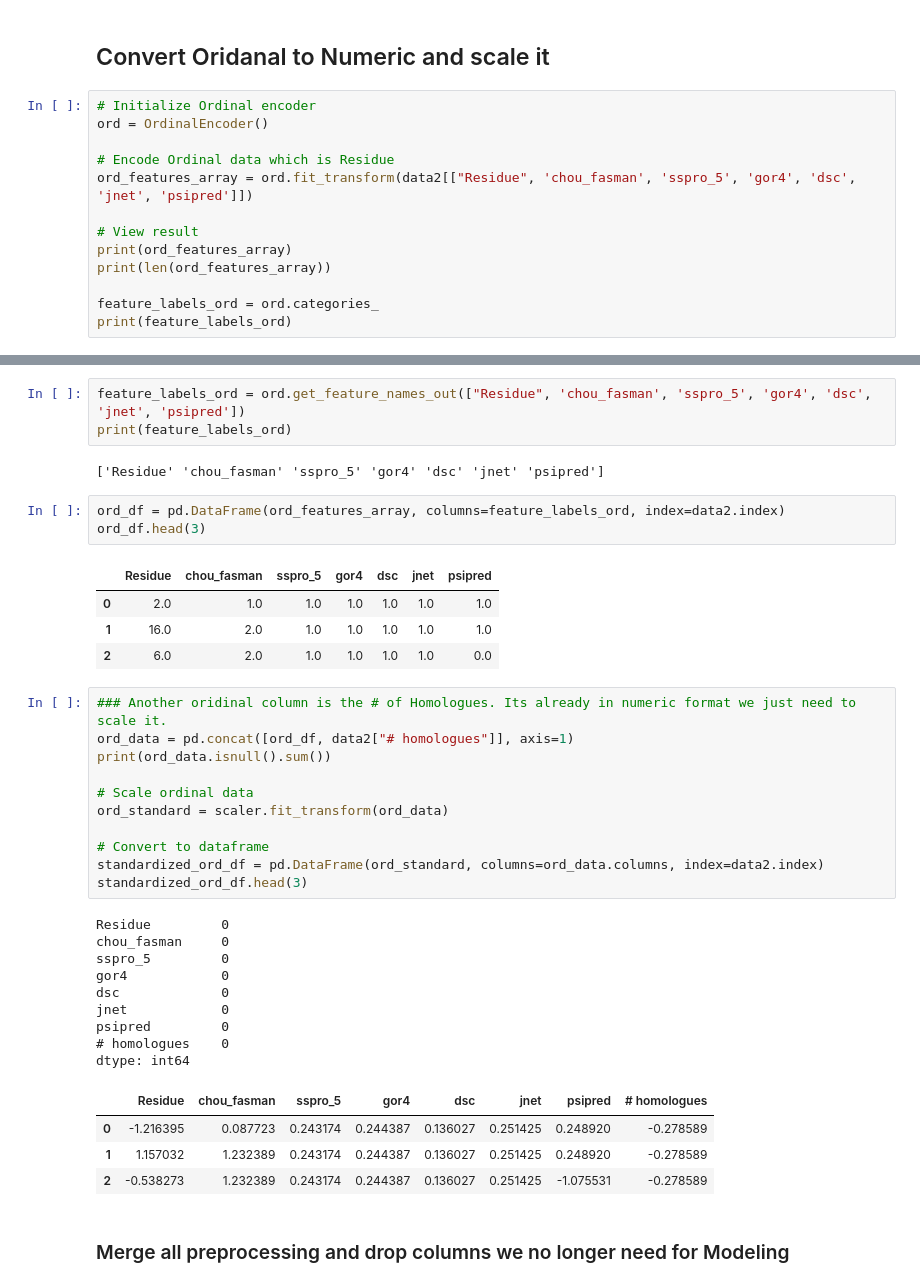
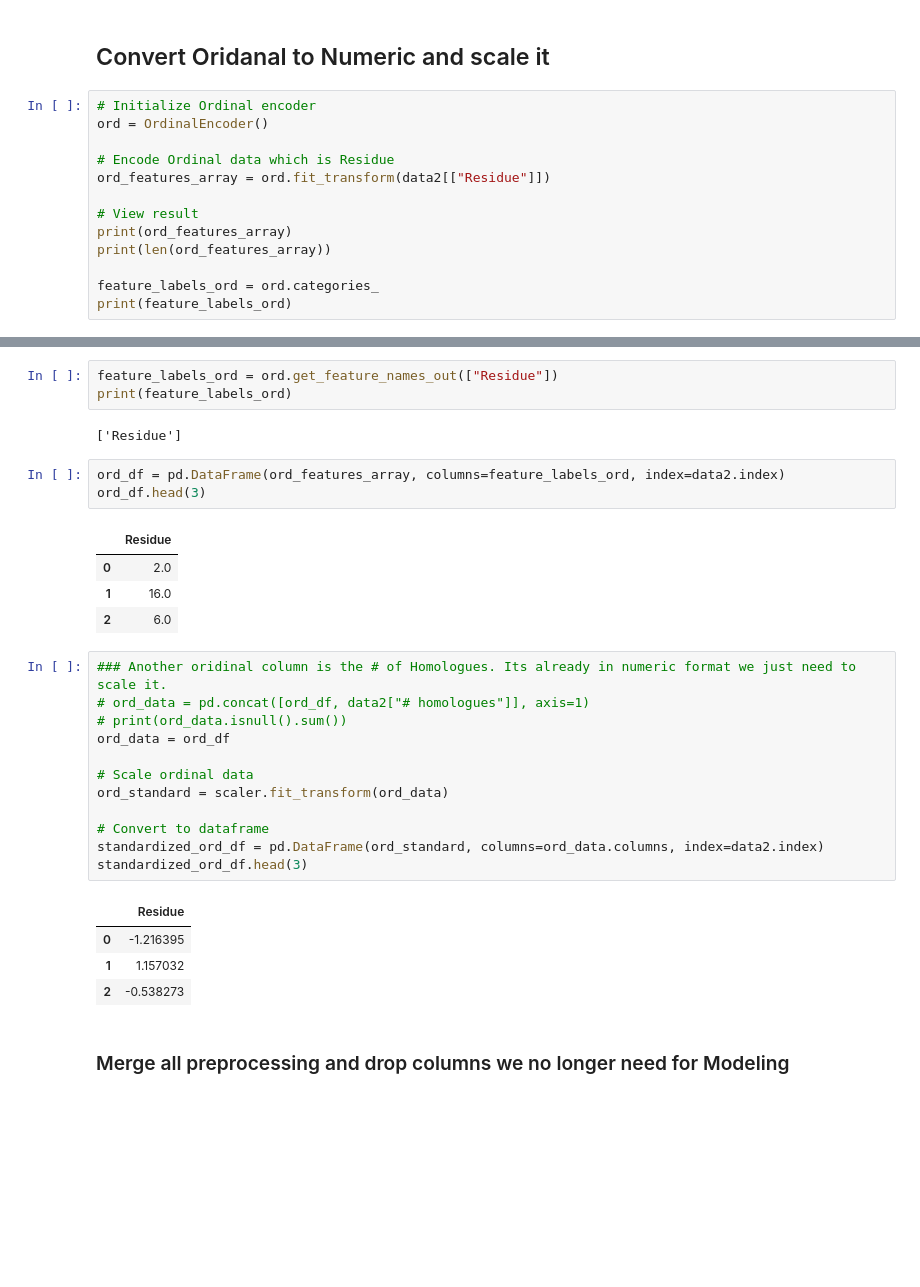
Before and after one commit to cristopher-d-delgado/research-LustigGroup-SJSU, a Jupyter notebook: modeling.ipynb, the cells around one changed output, grey strips where cells are left out. Saved outputs shown, nothing was run; the diff lists cells and outputs as text; blank space fills up the shorter version.

```diff
--- a/modeling.ipynb
+++ b/modeling.ipynb
@@ -262,7 +315,7 @@ ohe_df.head(3)
 ord = OrdinalEncoder()
 
 # Encode Ordinal data which is Residue
-ord_features_array = ord.fit_transform(data2[["Residue", 'chou_fasman', 'sspro_5', 'gor4', 'dsc', 'jnet', 'psipred']])
+ord_features_array = ord.fit_transform(data2[["Residue"]])
 
 # View result
 print(ord_features_array)
@@ -284,41 +337,33 @@ print(feature_labels_ord)
 # %%
-feature_labels_ord = ord.get_feature_names_out(["Residue", 'chou_fasman', 'sspro_5', 'gor4', 'dsc', 'jnet', 'psipred'])
+feature_labels_ord = ord.get_feature_names_out(["Residue"])
 print(feature_labels_ord)
 # %% [output]
-['Residue' 'chou_fasman' 'sspro_5' 'gor4' 'dsc' 'jnet' 'psipred']
+['Residue']
 # %%
 ord_df = pd.DataFrame(ord_features_array, columns=feature_labels_ord, index=data2.index)
 ord_df.head(3)
 # %% [output]
-|  | Residue | chou_fasman | sspro_5 | gor4 | dsc | jnet | psipred |
-| 0 | 2.0 | 1.0 | 1.0 | 1.0 | 1.0 | 1.0 | 1.0 |
-| 1 | 16.0 | 2.0 | 1.0 | 1.0 | 1.0 | 1.0 | 1.0 |
-| 2 | 6.0 | 2.0 | 1.0 | 1.0 | 1.0 | 1.0 | 0.0 |
+|  | Residue |
+| 0 | 2.0 |
+| 1 | 16.0 |
+| 2 | 6.0 |
 # %%
 ### Another oridinal column is the # of Homologues. Its already in numeric format we just need to scale it.
-ord_data = pd.concat([ord_df, data2["# homologues"]], axis=1)
-print(ord_data.isnull().sum())
+# ord_data = pd.concat([ord_df, data2["# homologues"]], axis=1)
+# print(ord_data.isnull().sum())
+ord_data = ord_df
 
 # Scale ordinal data
 ord_standard = scaler.fit_transform(ord_data)
 
 # Convert to dataframe
 standardized_ord_df = pd.DataFrame(ord_standard, columns=ord_data.columns, index=data2.index)
 standardized_ord_df.head(3)
 # %% [output]
-Residue         0
-chou_fasman     0
-sspro_5         0
-gor4            0
-dsc             0
-jnet            0
-psipred         0
-# homologues    0
-dtype: int64
-|  | Residue | chou_fasman | sspro_5 | gor4 | dsc | jnet | psipred | # homologues |
-| 0 | -1.216395 | 0.087723 | 0.243174 | 0.244387 | 0.136027 | 0.251425 | 0.248920 | -0.278589 |
-| 1 | 1.157032 | 1.232389 | 0.243174 | 0.244387 | 0.136027 | 0.251425 | 0.248920 | -0.278589 |
-| 2 | -0.538273 | 1.232389 | 0.243174 | 0.244387 | 0.136027 | 0.251425 | -1.075531 | -0.278589 |
+|  | Residue |
+| 0 | -1.216395 |
+| 1 | 1.157032 |
+| 2 | -0.538273 |
 # %% [markdown]
 ### Merge all preprocessing and drop columns we no longer need for Modeling
 # %%
```
Also changed, not shown: parts of 18 cells of this notebook.
